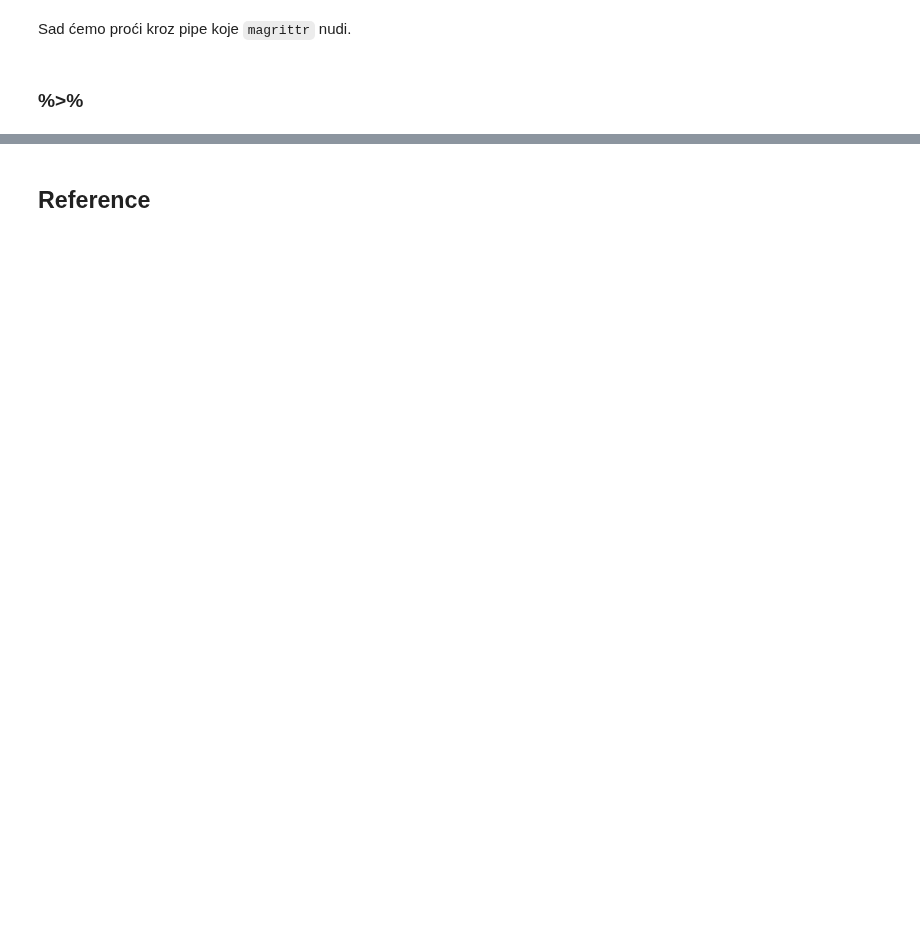
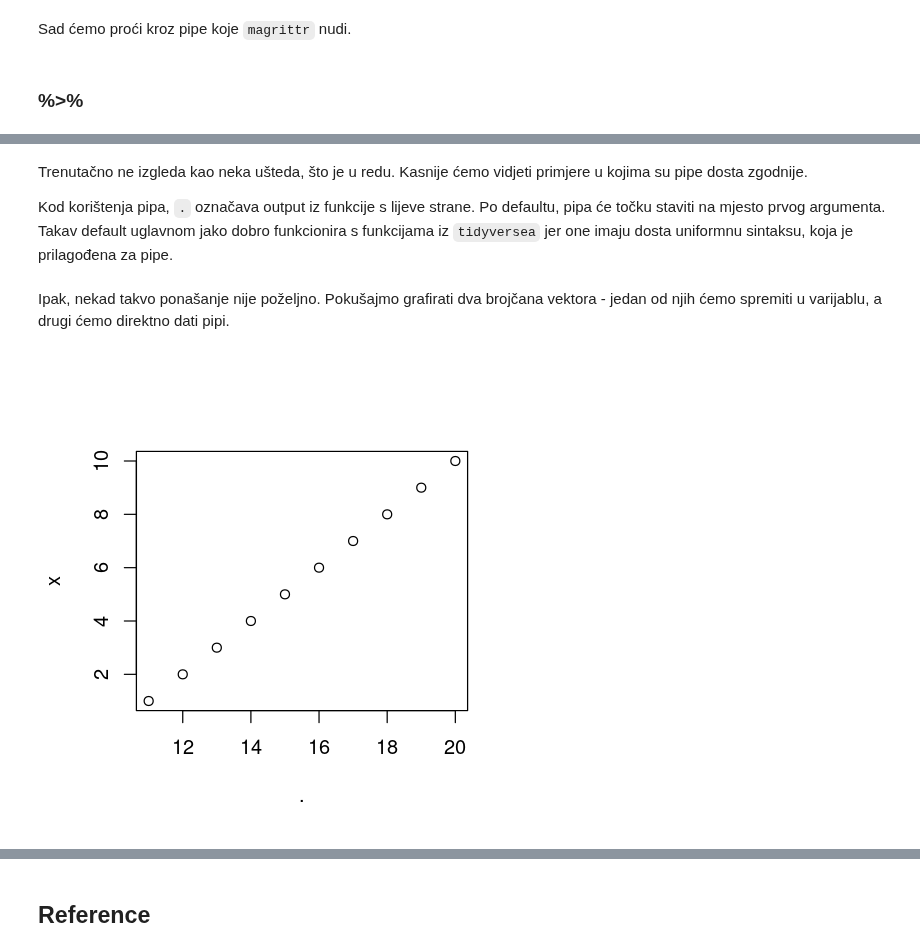
Before and after one commit to vdeni/rdionica, a Jupyter notebook: jupyter-notebook/priprema_podaci_upitnik.ipynb, the cells around one changed output, grey strips where cells are left out. Saved outputs shown, nothing was run; the diff lists cells and outputs as text; code cells hidden in the pictures; blank space fills up the shorter version.

Commit message:
dodao pipe

```diff
--- a/jupyter-notebook/priprema_podaci_upitnik.ipynb
+++ b/jupyter-notebook/priprema_podaci_upitnik.ipynb
@@ -172,0 +196,16 @@ Sad ćemo proći kroz pipe koje `magrittr` nudi.
+# %% [markdown]
+Trenutačno ne izgleda kao neka ušteda, što je u redu. Kasnije ćemo vidjeti primjere u kojima su pipe dosta zgodnije.
+
+Kod korištenja pipa, `.` označava output iz funkcije s lijeve strane. Po defaultu, pipa će točku staviti na mjesto prvog argumenta. Takav default uglavnom jako dobro funkcionira s funkcijama iz `tidyversea` jer one imaju dosta uniformnu sintaksu, koja je prilagođena za pipe.
+# %% [markdown]
+Ipak, nekad takvo ponašanje nije poželjno. Pokušajmo grafirati dva brojčana vektora - jedan od njih ćemo spremiti u varijablu, a drugi ćemo direktno dati pipi.
+# %%
+# ova vrijednost treba ići na x os
+x <- 1:10
+
+# vektor koji ćemo sad stvoriti treba ići na y os
+# ovaj kod jednak je ovom -> 11:20 %>% plot(., x)
+# plot je također generička funkcija
+11:20 %>% plot(x)
+# %% [output]
+[figure, added]
```
Also changed, not shown: parts of 46 cells of this notebook.
